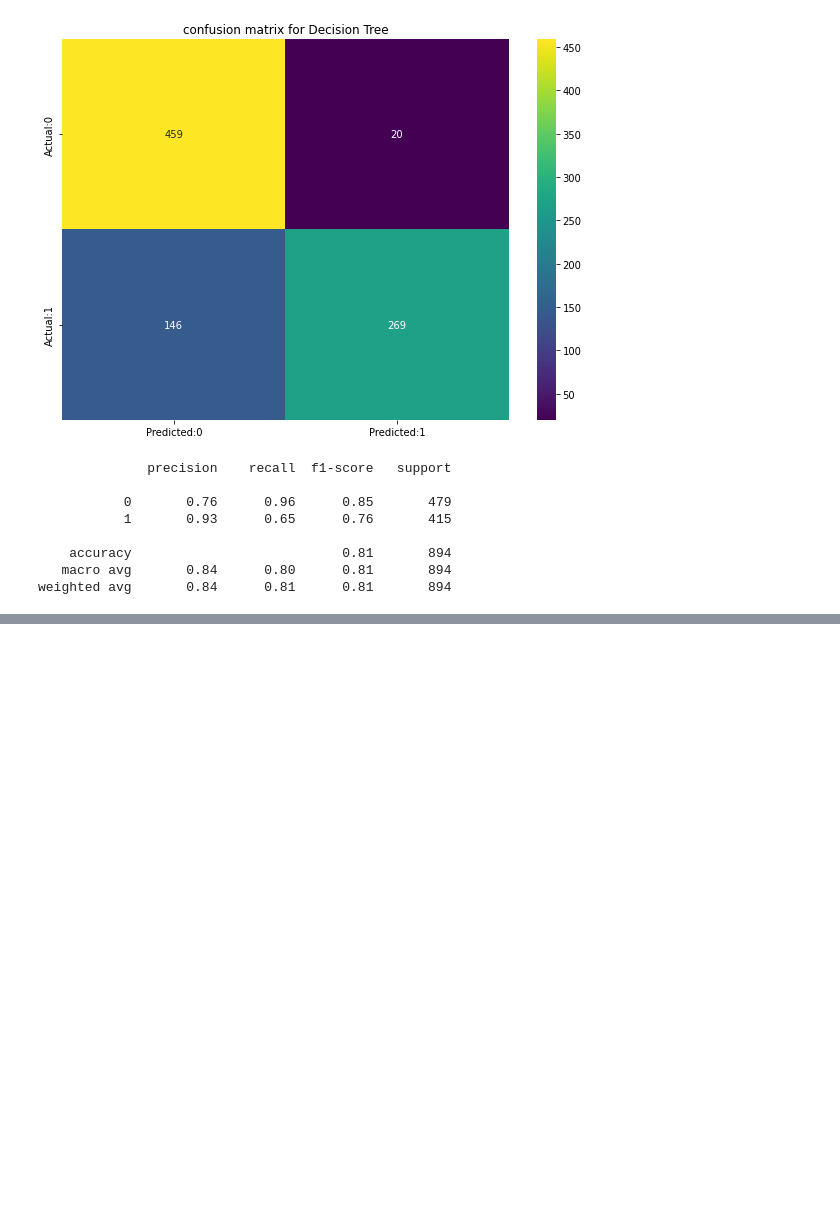
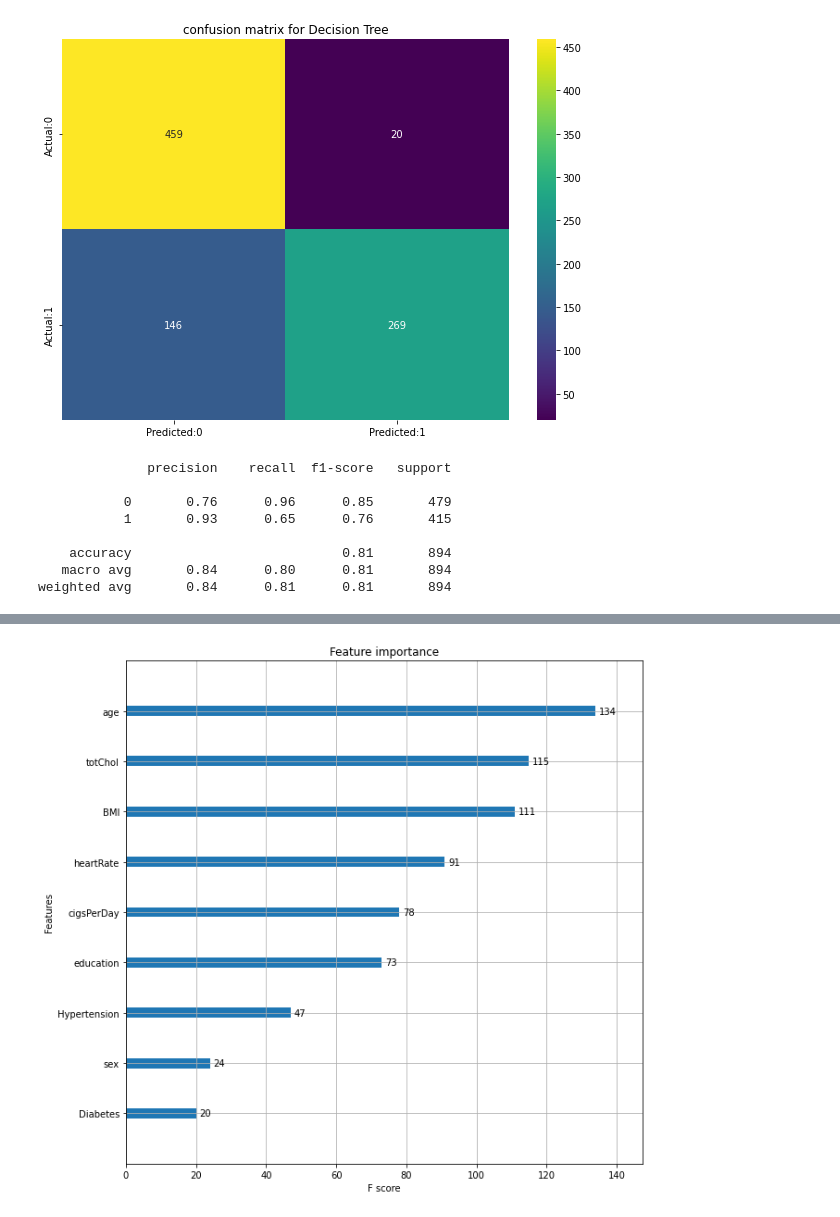
Before and after one commit to Manass20/Cardiovascular-risk-prediction-Manas, a Jupyter notebook: Cardiovascular_risk_prediction_Manas.ipynb, the cells around one changed output, grey strips where cells are left out. Cells and saved outputs as stored; diff of their text form; code cells hidden in the pictures; blank space fills up the shorter version.

```diff
--- a/Cardiovascular_risk_prediction_Manas.ipynb
+++ b/Cardiovascular_risk_prediction_Manas.ipynb
@@ -842,0 +935,10 @@ weighted avg       0.84      0.81      0.81       894
+# %%
+#Let's check feature importance
+orig_feature_names = list(df.columns)
+orig_feature_names.remove('TenYearCHD')
+xg_cla.get_booster().feature_names = orig_feature_names
+ax = xgb.plot_importance(xg_cla)
+ax.figure.set_size_inches(10, 10)
+plt.show()
+# %% [output]
+[figure, added]
```
Also changed, not shown: parts of 14 cells of this notebook.
